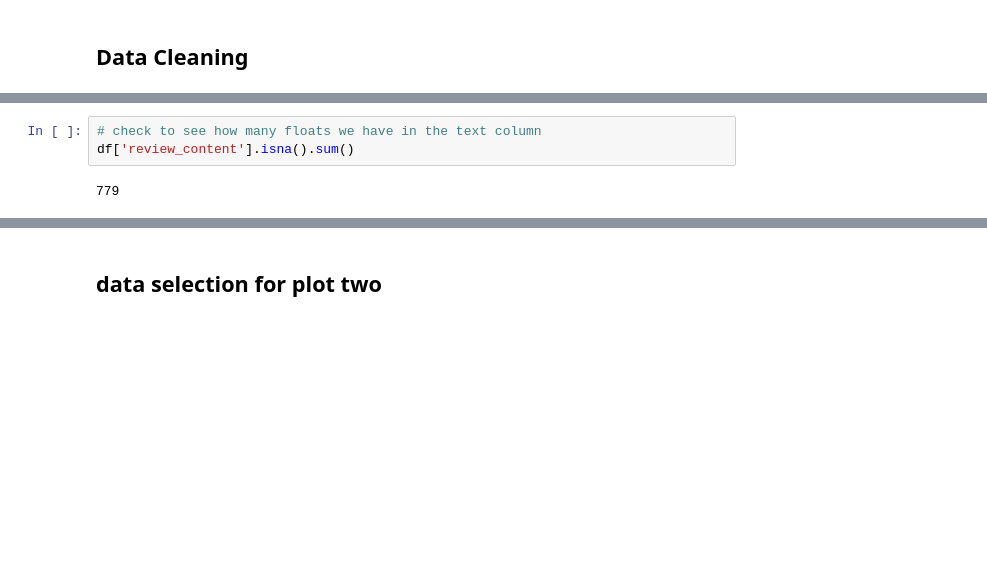
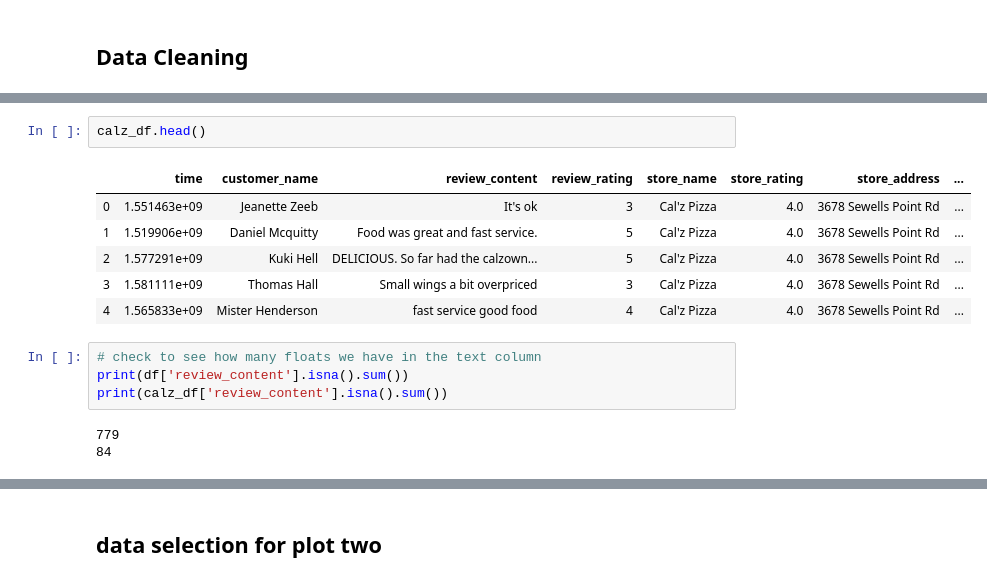
Before and after one commit to Jwilson1172/lambda, a Jupyter notebook: unit-1-build/project.ipynb, the cells around one changed output, grey strips where cells are left out. Cells and saved outputs as stored; diff of their text form; blank space fills up the shorter version.

```diff
--- a/unit-1-build/project.ipynb
+++ b/unit-1-build/project.ipynb
@@ -18,8 +23,19 @@ df.head()
+# %%
+calz_df.head()
+# %% [output]
+|  | time | customer_name | review_content | review_rating | store_name | store_rating | store_address | ... |
+| 0 | 1.551463e+09 | Jeanette Zeeb | It's ok | 3 | Cal'z Pizza | 4.0 | 3678 Sewells Point Rd | ... |
+| 1 | 1.519906e+09 | Daniel Mcquitty | Food was great and fast service. | 5 | Cal'z Pizza | 4.0 | 3678 Sewells Point Rd | ... |
+| 2 | 1.577291e+09 | Kuki Hell | DELICIOUS. So far had the calzown... | 5 | Cal'z Pizza | 4.0 | 3678 Sewells Point Rd | ... |
+| 3 | 1.581111e+09 | Thomas Hall | Small wings a bit overpriced | 3 | Cal'z Pizza | 4.0 | 3678 Sewells Point Rd | ... |
+| 4 | 1.565833e+09 | Mister Henderson | fast service good food | 4 | Cal'z Pizza | 4.0 | 3678 Sewells Point Rd | ... |
 # %%
 # check to see how many floats we have in the text column
-df['review_content'].isna().sum()
+print(df['review_content'].isna().sum())
+print(calz_df['review_content'].isna().sum())
 # %% [output]
 779
+84
 # %%
 # change review content that is of type float(np.array) to an empty string ''
 def convert_reviews(x):
```
Also changed, not shown: parts of 35 cells of this notebook, 3 other files.
